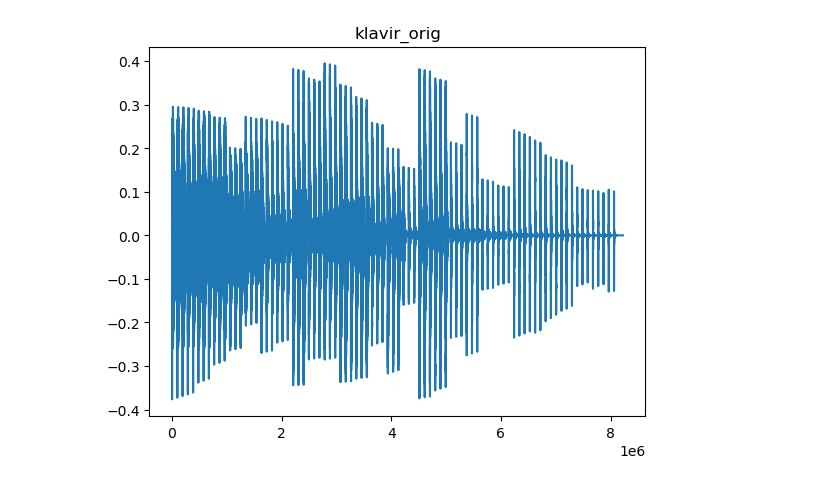
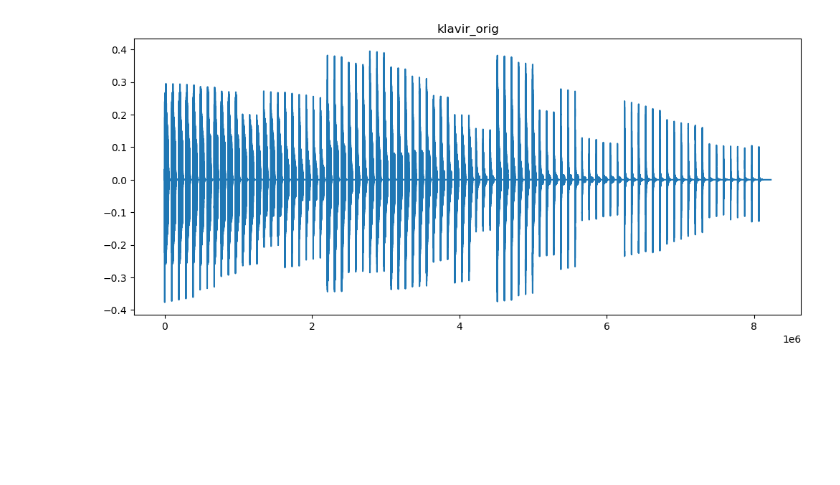
Before and after one commit to Explosiver001/ISS-projekt, a Jupyter notebook: src/main.ipynb, the cells around one changed output. Saved outputs shown, nothing was run; the diff lists cells and outputs as text; code cells hidden in the pictures; blank space fills up the shorter version.

```diff
--- a/src/main.ipynb
+++ b/src/main.ipynb
@@ -1,28 +1,43 @@
 # %%
 import numpy as np
+import pylab as pl
 import scipy
 import matplotlib.pyplot as plt
 import soundfile as sf
 from IPython.display import Audio
 MIDIFROM = 24
 MIDITO = 108
 SKIP_SEC = 0.25
 HOWMUCH_SEC = 0.5
 WHOLETONE_SEC = 2
 howmanytones = MIDITO - MIDIFROM + 1
 tones = np.arange(MIDIFROM, MIDITO+1)
 s, Fs = sf.read("../audio/klavir.wav")
 
+plt.figure(figsize=(12,5))
 plt.title('klavir_orig')
 plt.plot(s)
 plt.show()
 N = int(Fs * HOWMUCH_SEC)
 Nwholetone = int(Fs * WHOLETONE_SEC)
 
-LENGTH = int(HOWMUCH_SEC*Fs)
-SKIP = int(SKIP_SEC*Fs)
+
+xall = np.zeros((MIDITO+1, N)) # matrix with all tones - first signals empty,
+# but we have plenty of memory ...
+samplefrom = int(SKIP_SEC * Fs)
+sampleto = samplefrom + N
+for tone in tones:
+    x = s[samplefrom:sampleto]
+    x = x - np.mean(x) # safer to center ...
+    xall[tone,:] = x
+
+    DFT = np.fft.fft(x)
+
+
+    samplefrom += Nwholetone
+    sampleto += Nwholetone
 # %% [output]
-[figure, old version]
+[figure, new version]
 # %%
 MIDI_A = 40
 MIDI_A_F = 82.41
```
Also changed, not shown: parts of 10 cells of this notebook, 3 other files.
